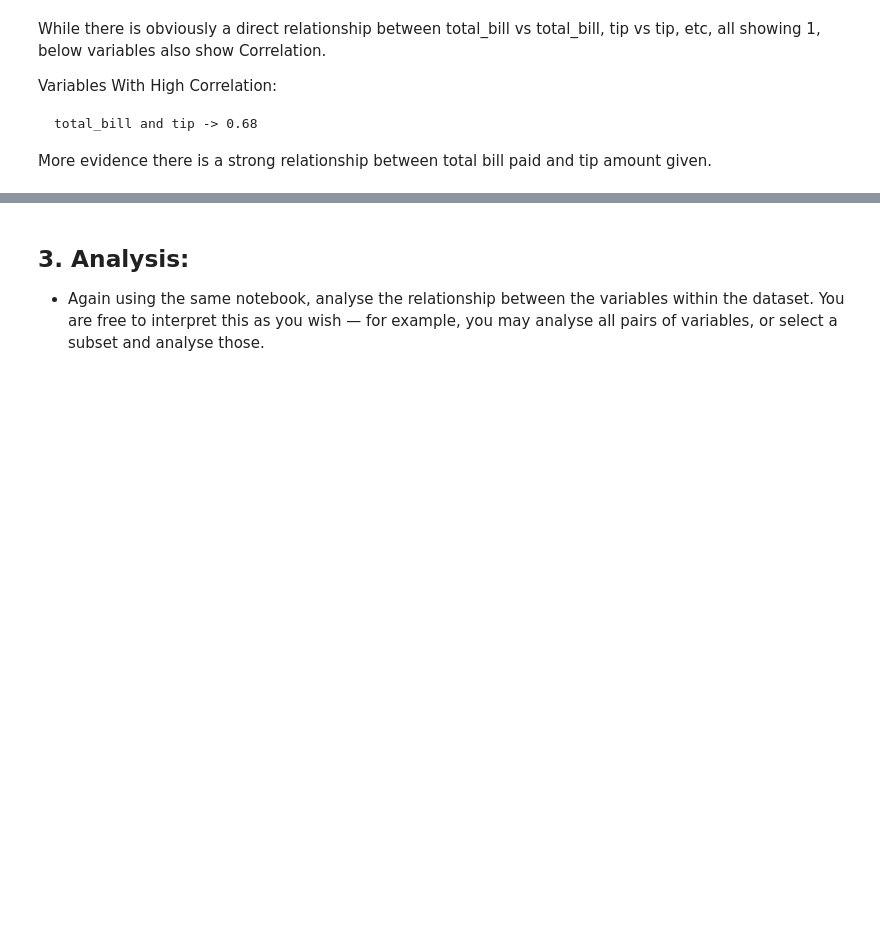
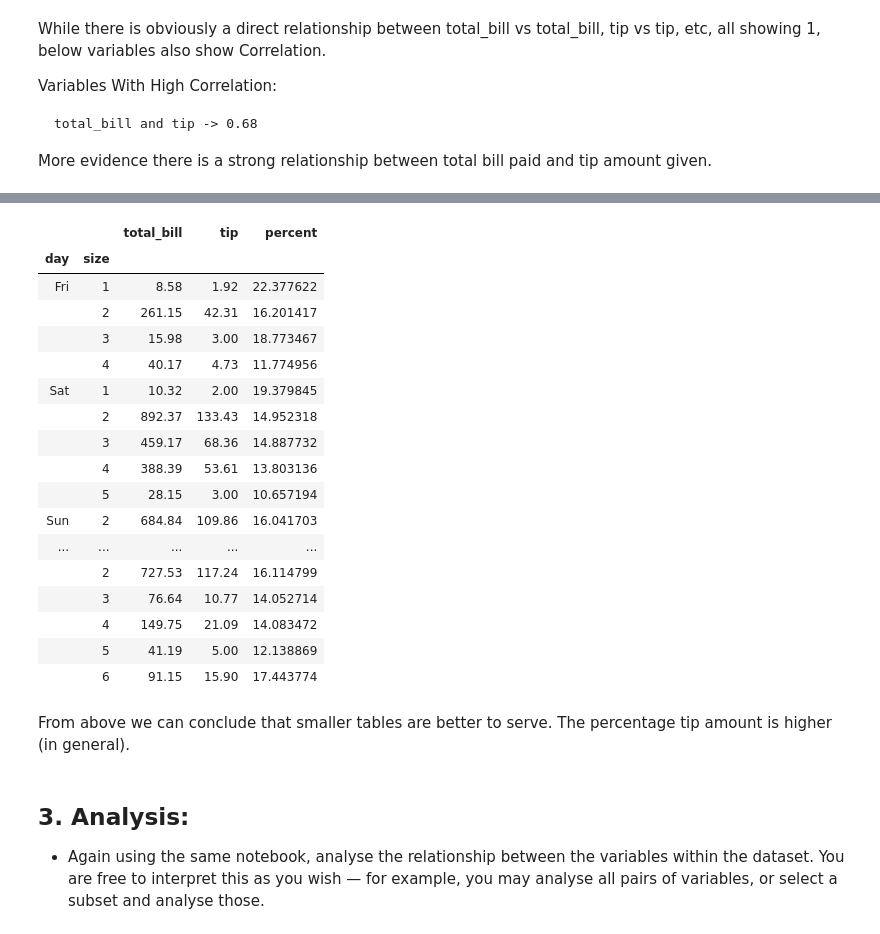
Before and after one commit to HenkT28/Fundamentals_Of_Data_Analysis_Assessment, a Jupyter notebook: Tips_Dataset.ipynb, the cells around one changed output, grey strips where cells are left out. Drawn from its saved outputs; the diff is of its cells as text; code cells hidden in the pictures; blank space fills up the shorter version.

```diff
--- a/Tips_Dataset.ipynb
+++ b/Tips_Dataset.ipynb
@@ -271,3 +359,30 @@ More evidence there is a strong relationship between total bill paid and tip amo
+# %%
+tips_day_size= tips.groupby(['day','size']).sum()
+# %%
+tips_day_size['percent'] = tips_day_size['tip']/tips_day_size['total_bill']*100
+# %%
+tips_day_size.dropna() # drop null rows
+# %% [output]
+|  |  | total_bill | tip | percent |
+| day | size |  |  |  |
+| Fri | 1 | 8.58 | 1.92 | 22.377622 |
+|  | 2 | 261.15 | 42.31 | 16.201417 |
+|  | 3 | 15.98 | 3.00 | 18.773467 |
+|  | 4 | 40.17 | 4.73 | 11.774956 |
+| Sat | 1 | 10.32 | 2.00 | 19.379845 |
+|  | 2 | 892.37 | 133.43 | 14.952318 |
+|  | 3 | 459.17 | 68.36 | 14.887732 |
+|  | 4 | 388.39 | 53.61 | 13.803136 |
+|  | 5 | 28.15 | 3.00 | 10.657194 |
+| Sun | 2 | 684.84 | 109.86 | 16.041703 |
+| ... | ... | ... | ... | ... |
+|  | 2 | 727.53 | 117.24 | 16.114799 |
+|  | 3 | 76.64 | 10.77 | 14.052714 |
+|  | 4 | 149.75 | 21.09 | 14.083472 |
+|  | 5 | 41.19 | 5.00 | 12.138869 |
+|  | 6 | 91.15 | 15.90 | 17.443774 |
+# %% [markdown]
+From above we can conclude that smaller tables are better to serve. The percentage tip amount is higher (in general).
 # %% [markdown]
 ## 3. Analysis:
 
```
Also changed, not shown: parts of 33 cells of this notebook.
